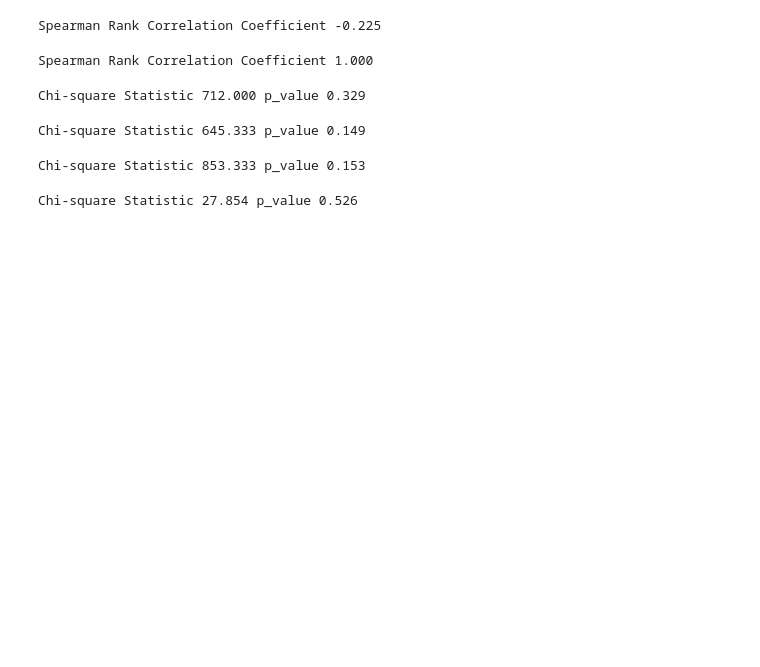
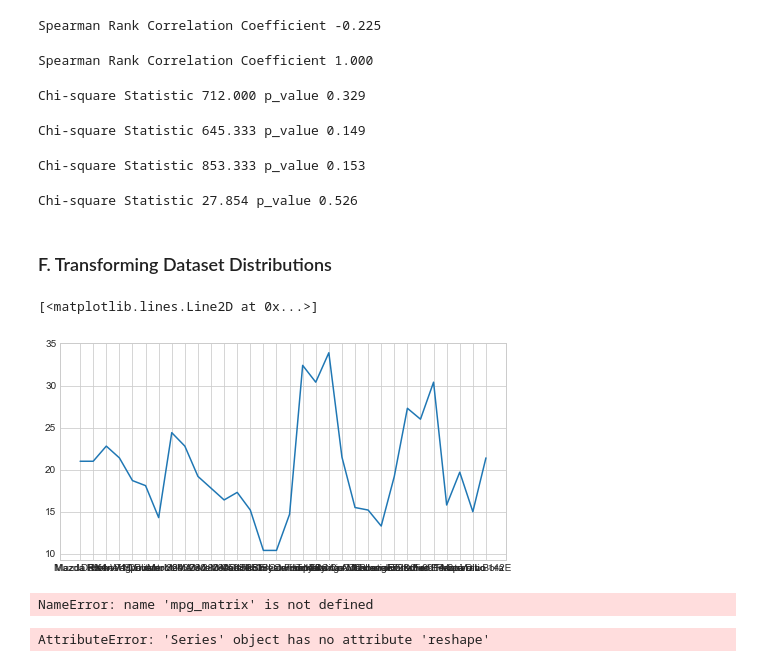
Before and after one commit to ArthurEzenwanne/python-learning, a Jupyter notebook: Lesson-3-Practice.ipynb, the cells around one changed output. Saved outputs shown, nothing was run; the diff lists cells and outputs as text; code cells hidden in the pictures; blank space fills up the shorter version.

```diff
--- a/Lesson-3-Practice.ipynb
+++ b/Lesson-3-Practice.ipynb
@@ -406,3 +406,26 @@ chi2, p, dof, expected = chi2_contingency(cross_tbl.values)
 print ('Chi-square Statistic %0.3f p_value %0.3f' % (chi2, p))
 # %% [output]
 Chi-square Statistic 27.854 p_value 0.526
+# %% [markdown]
+### F. Transforming Dataset Distributions
+# %%
+#Normalizing and transforming features with MinMaxScalar() and fit_transform()
+mpg = data_cars.mpg
+plt.plot(mpg)
+# %% [output]
+[<matplotlib.lines.Line2D at 0x...>]
+[figure, added]
+# %%
+mpg_matrix = mpg_matrix.reshape(-1,1)
+scaled = preprocessing.MinMaxScaler()
+scaled_mpg = scaled.fit_transform(mpg_matrix)
+plt.plot(scaled_mpg)
+# %% [output]
+NameError: name 'mpg_matrix' is not defined
+# %%
+mpg_matrix = mpg.reshape(-1,1)
+scaled = preprocessing.MinMaxScaler(feature_range=(0,10))
+scaled_mpg = scaled.fit_transform(mpg_matrix)
+plt.plot(scaled_mpg)
+# %% [output]
+AttributeError: 'Series' object has no attribute 'reshape'
```
